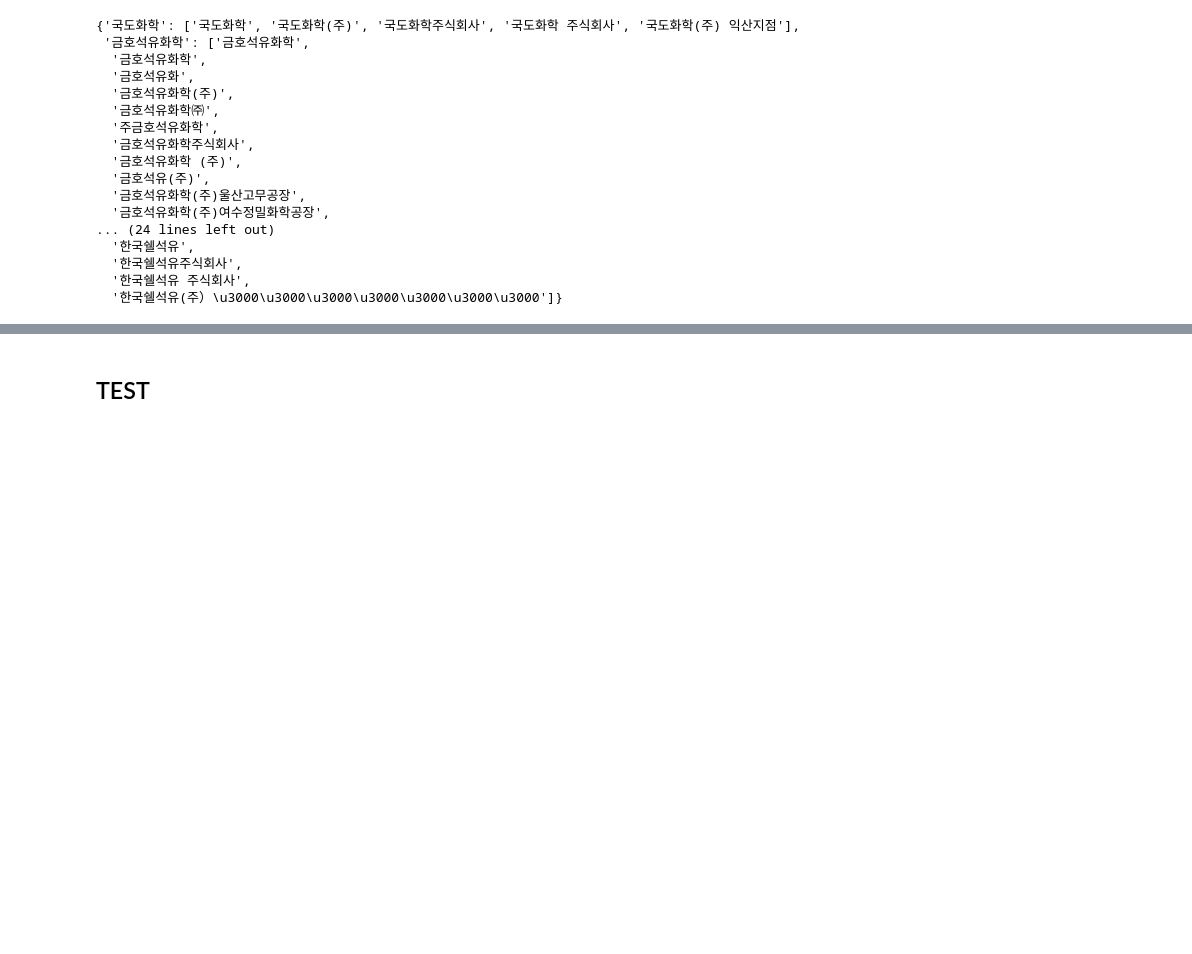
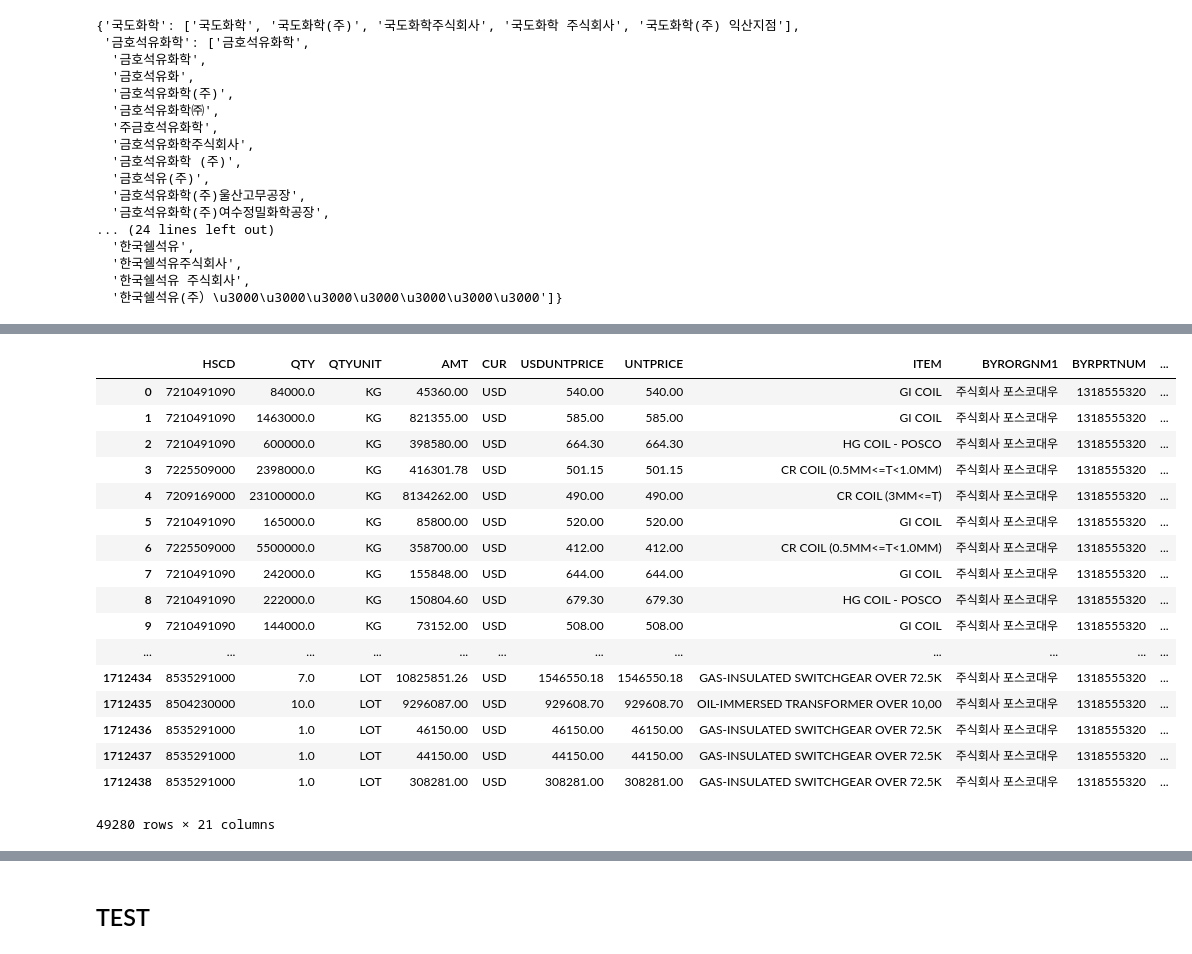
Before and after one commit to yiyc-kr/pandas-modules, a Jupyter notebook: company_classification.ipynb, the cells around one changed output, grey strips where cells are left out. Saved outputs shown, nothing was run; the diff lists cells and outputs as text; code cells hidden in the pictures; blank space fills up the shorter version.

```diff
--- a/company_classification.ipynb
+++ b/company_classification.ipynb
@@ -181,0 +326,21 @@ my_dict
+# %%
+trade_df.loc[trade_df['BYRORGNM1'] == '주식회사 포스코대우']
+# %% [output]
+|  | HSCD | QTY | QTYUNIT | AMT | CUR | USDUNTPRICE | UNTPRICE | ITEM | BYRORGNM1 | BYRPRTNUM | ... |
+| 0 | 7210491090 | 84000.0 | KG | 45360.00 | USD | 540.00 | 540.00 | GI COIL | 주식회사 포스코대우 | 1318555320 | ... |
+| 1 | 7210491090 | 1463000.0 | KG | 821355.00 | USD | 585.00 | 585.00 | GI COIL | 주식회사 포스코대우 | 1318555320 | ... |
+| 2 | 7210491090 | 600000.0 | KG | 398580.00 | USD | 664.30 | 664.30 | HG COIL - POSCO | 주식회사 포스코대우 | 1318555320 | ... |
+| 3 | 7225509000 | 2398000.0 | KG | 416301.78 | USD | 501.15 | 501.15 | CR COIL (0.5MM<=T<1.0MM) | 주식회사 포스코대우 | 1318555320 | ... |
+| 4 | 7209169000 | 23100000.0 | KG | 8134262.00 | USD | 490.00 | 490.00 | CR COIL (3MM<=T) | 주식회사 포스코대우 | 1318555320 | ... |
+| 5 | 7210491090 | 165000.0 | KG | 85800.00 | USD | 520.00 | 520.00 | GI COIL | 주식회사 포스코대우 | 1318555320 | ... |
+| 6 | 7225509000 | 5500000.0 | KG | 358700.00 | USD | 412.00 | 412.00 | CR COIL (0.5MM<=T<1.0MM) | 주식회사 포스코대우 | 1318555320 | ... |
+| 7 | 7210491090 | 242000.0 | KG | 155848.00 | USD | 644.00 | 644.00 | GI COIL | 주식회사 포스코대우 | 1318555320 | ... |
+| 8 | 7210491090 | 222000.0 | KG | 150804.60 | USD | 679.30 | 679.30 | HG COIL - POSCO | 주식회사 포스코대우 | 1318555320 | ... |
+| 9 | 7210491090 | 144000.0 | KG | 73152.00 | USD | 508.00 | 508.00 | GI COIL | 주식회사 포스코대우 | 1318555320 | ... |
+| ... | ... | ... | ... | ... | ... | ... | ... | ... | ... | ... | ... |
+| 1712434 | 8535291000 | 7.0 | LOT | 10825851.26 | USD | 1546550.18 | 1546550.18 | GAS-INSULATED SWITCHGEAR OVER 72.5K | 주식회사 포스코대우 | 1318555320 | ... |
+| 1712435 | 8504230000 | 10.0 | LOT | 9296087.00 | USD | 929608.70 | 929608.70 | OIL-IMMERSED TRANSFORMER OVER 10,00 | 주식회사 포스코대우 | 1318555320 | ... |
+| 1712436 | 8535291000 | 1.0 | LOT | 46150.00 | USD | 46150.00 | 46150.00 | GAS-INSULATED SWITCHGEAR OVER 72.5K | 주식회사 포스코대우 | 1318555320 | ... |
+| 1712437 | 8535291000 | 1.0 | LOT | 44150.00 | USD | 44150.00 | 44150.00 | GAS-INSULATED SWITCHGEAR OVER 72.5K | 주식회사 포스코대우 | 1318555320 | ... |
+| 1712438 | 8535291000 | 1.0 | LOT | 308281.00 | USD | 308281.00 | 308281.00 | GAS-INSULATED SWITCHGEAR OVER 72.5K | 주식회사 포스코대우 | 1318555320 | ... |
+49280 rows × 21 columns
```
Also changed, not shown: parts of 17 cells of this notebook.
